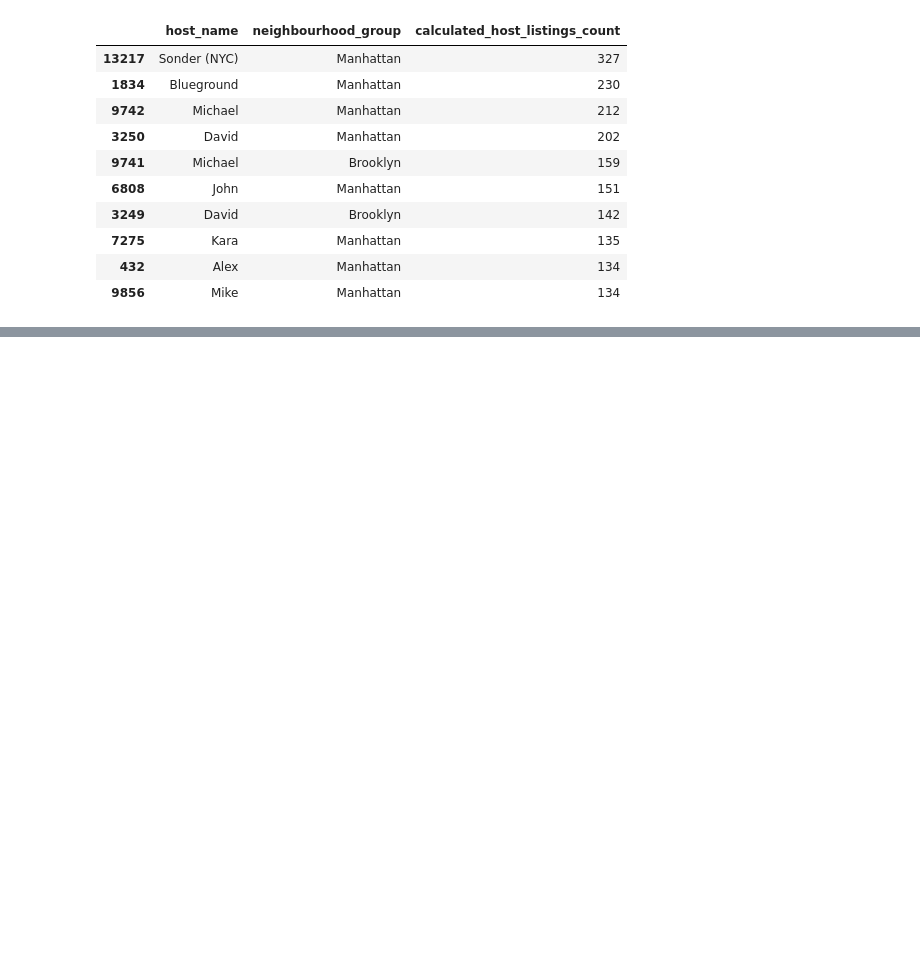
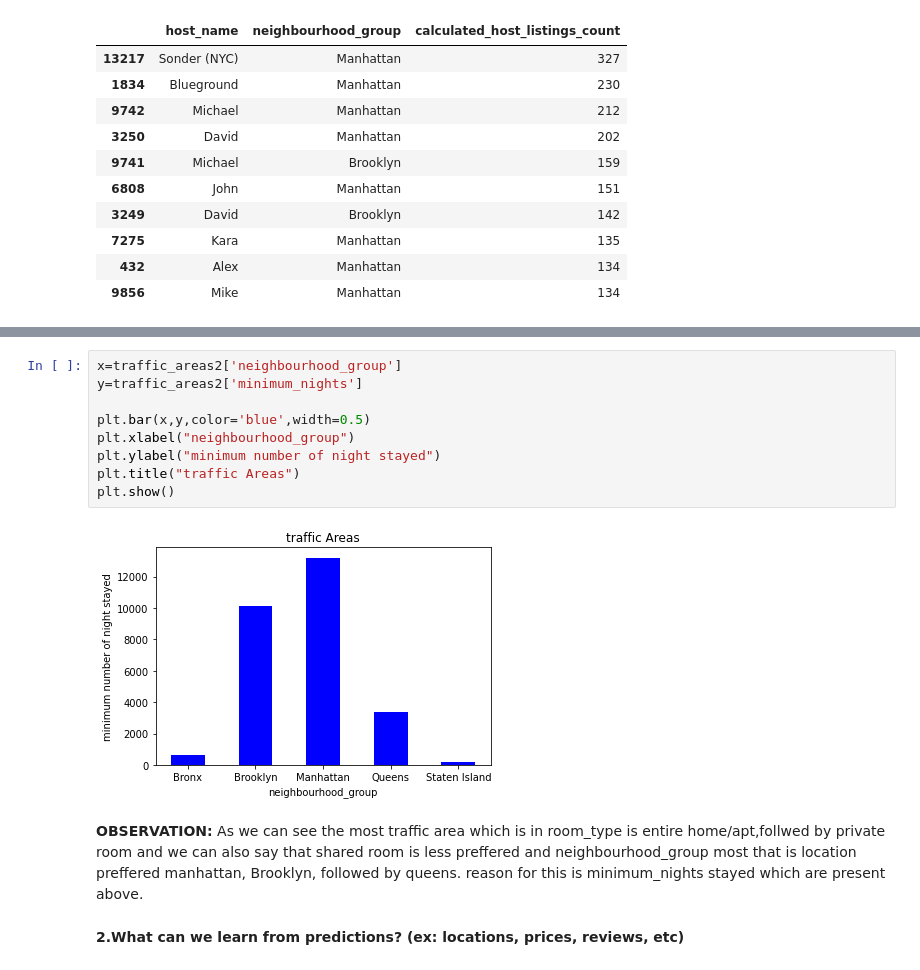
Before and after one commit to iamnaveenk/EDA_project_Airbnb, a Jupyter notebook: EDA_project_airbnb.ipynb, the cells around one changed output, grey strips where cells are left out. Drawn from its saved outputs; the diff is of its cells as text; blank space fills up the shorter version.

```diff
--- a/EDA_project_airbnb.ipynb
+++ b/EDA_project_airbnb.ipynb
@@ -320,0 +325,17 @@ host_areas2.sort_values('minimum_nights',axis=0,ascending=False)
+# %%
+x=traffic_areas2['neighbourhood_group']
+y=traffic_areas2['minimum_nights']
+
+plt.bar(x,y,color='blue',width=0.5)
+plt.xlabel("neighbourhood_group")
+plt.ylabel("minimum number of night stayed")
+plt.title("traffic Areas")
+plt.show()
+# %% [output]
+[figure, added]
+# %% [markdown]
+**OBSERVATION:** As we can see the most traffic area which is in room_type is entire home/apt,follwed by private room and we can also say that shared room is less preffered and
+neighbourhood_group most that is location preffered manhattan, Brooklyn, followed by queens.
+reason for this is minimum_nights stayed which are present above.
+# %% [markdown]
+**2.What can we learn from predictions? (ex: locations, prices, reviews, etc)**
```
Also changed, not shown: parts of 6 cells of this notebook.
